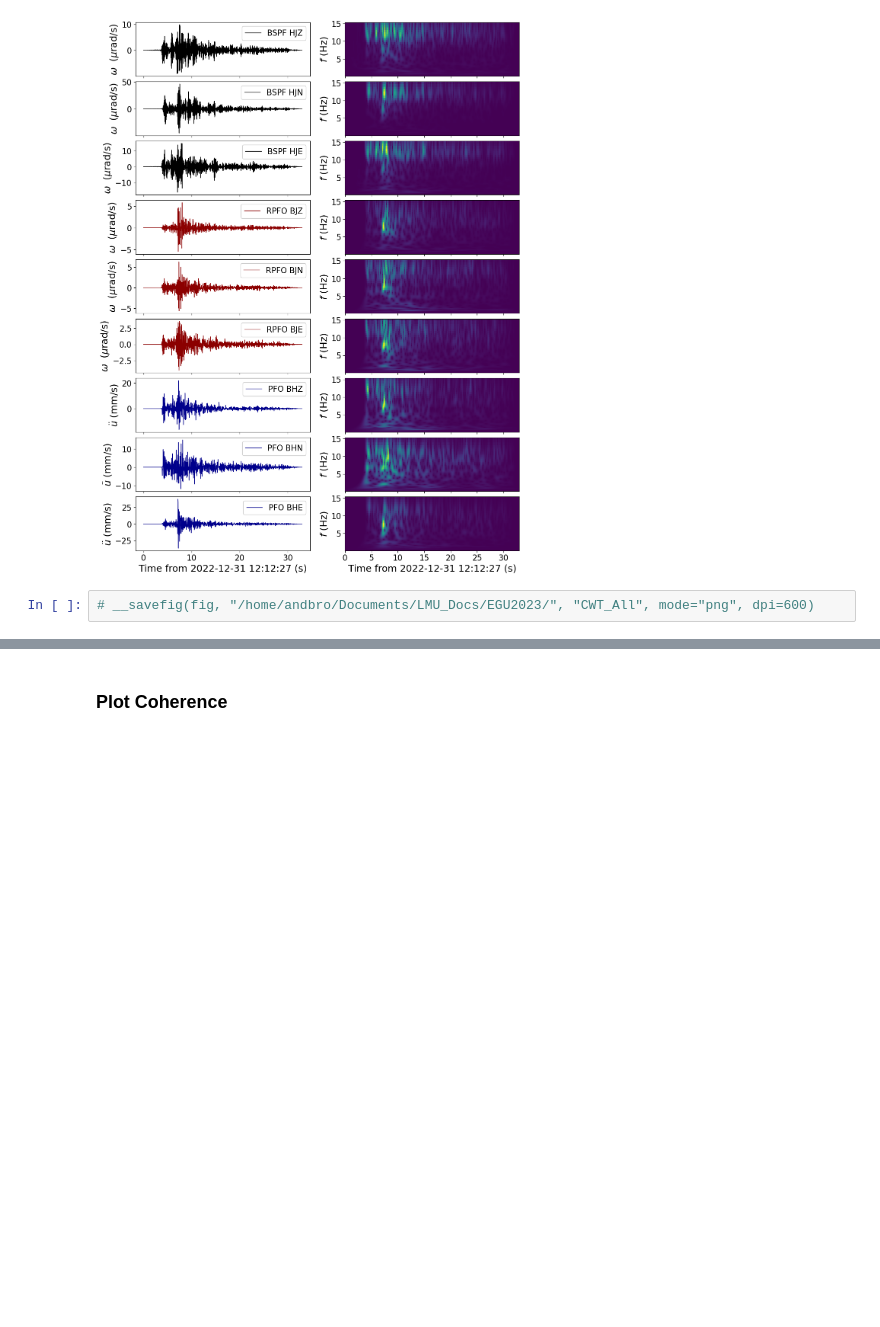
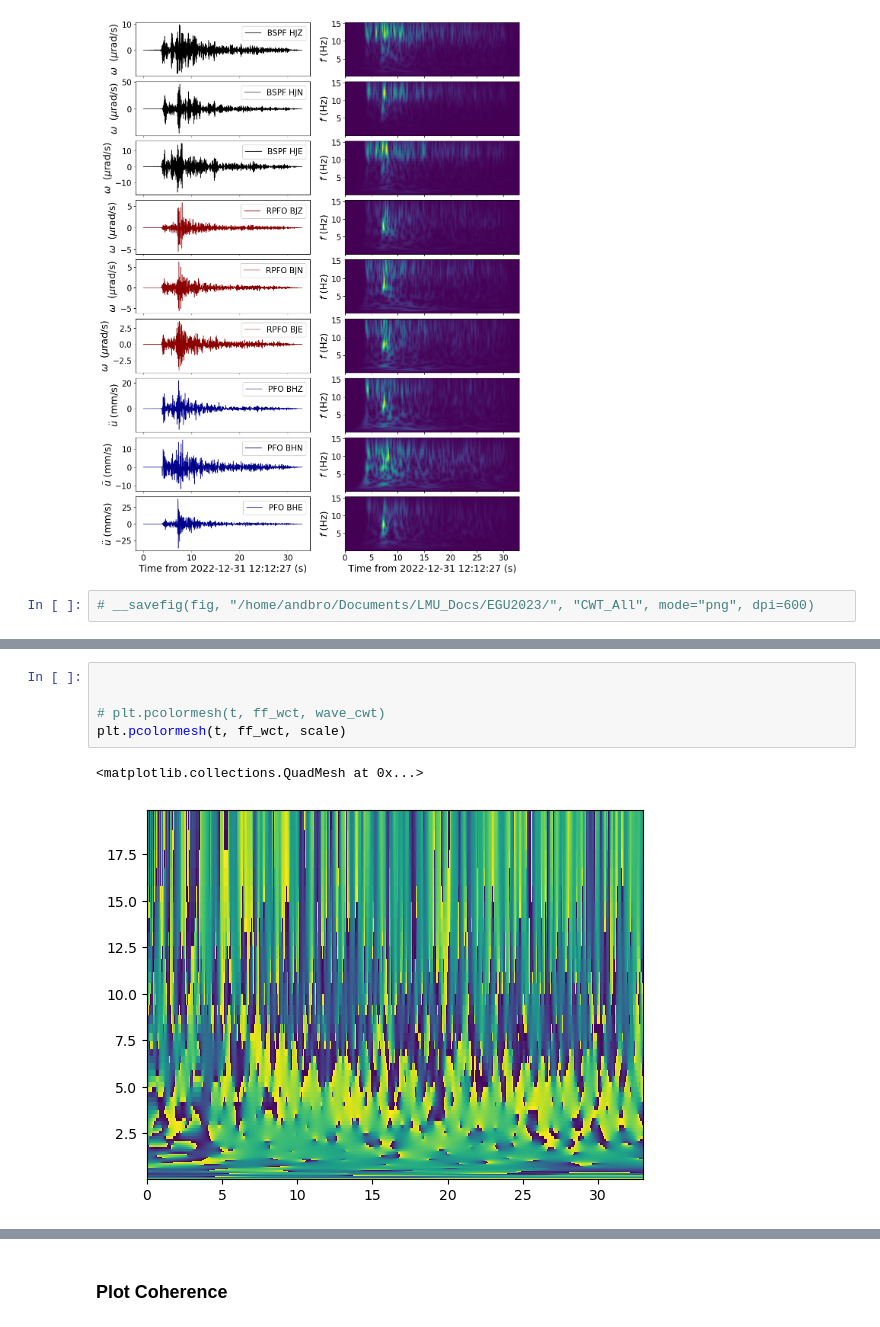
Before and after one commit to andbrocode/notebooks2, a Jupyter notebook: BSPF/BSPF_test_xwt_cwt.ipynb, the cells around one changed output, grey strips where cells are left out. Cells and saved outputs as stored; diff of their text form; blank space fills up the shorter version.

```diff
--- a/BSPF/BSPF_test_xwt_cwt.ipynb
+++ b/BSPF/BSPF_test_xwt_cwt.ipynb
@@ -551,0 +643,8 @@ fig = __makeplotStream_cwt(st_all, config);
+# %%
+
+
+# plt.pcolormesh(t, ff_wct, wave_cwt)
+plt.pcolormesh(t, ff_wct, scale)
+# %% [output]
+<matplotlib.collections.QuadMesh at 0x...>
+[figure, added]
```
Also changed, not shown: parts of 29 cells of this notebook, 1 other file.
